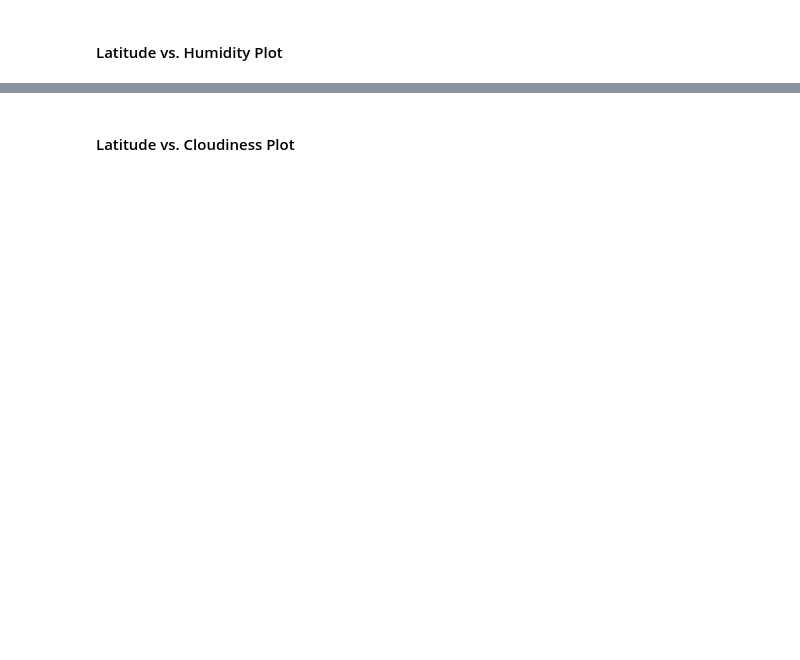
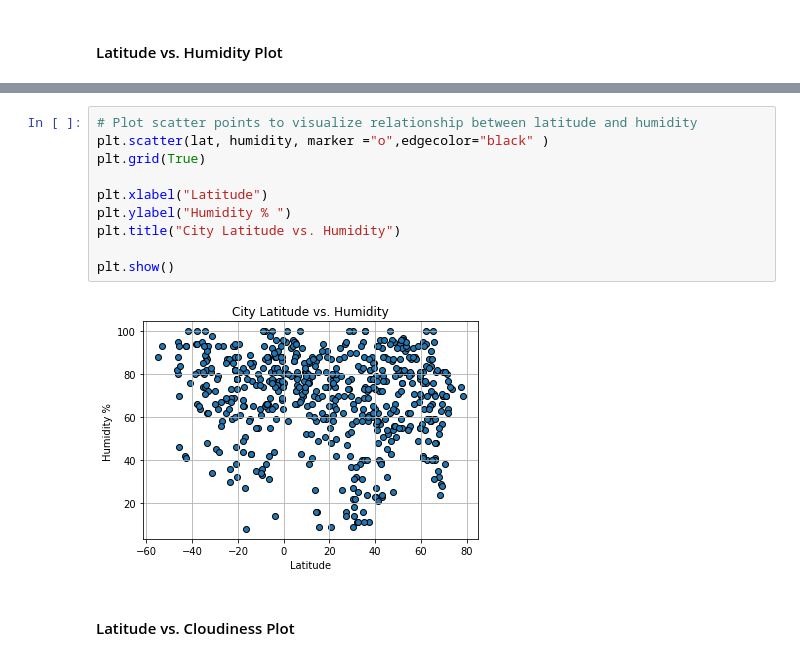
Before and after one commit to Belindaliang51/python-api-challenge, a Jupyter notebook: WeatherPy.ipynb, the cells around one changed output, grey strips where cells are left out. Drawn from its saved outputs; the diff is of its cells as text; blank space fills up the shorter version.

```diff
--- a/WeatherPy.ipynb
+++ b/WeatherPy.ipynb
@@ -192,2 +208,14 @@ city_data.to_csv("city_data.csv")
+# %%
+# Plot scatter points to visualize relationship between latitude and humidity
+plt.scatter(lat, humidity, marker ="o",edgecolor="black" )
+plt.grid(True)
+
+plt.xlabel("Latitude")
+plt.ylabel("Humidity % ")
+plt.title("City Latitude vs. Humidity")
+
+plt.show()
+# %% [output]
+[figure, added]
 # %% [markdown]
 #### Latitude vs. Cloudiness Plot
```
Also changed, not shown: parts of 17 cells of this notebook.
